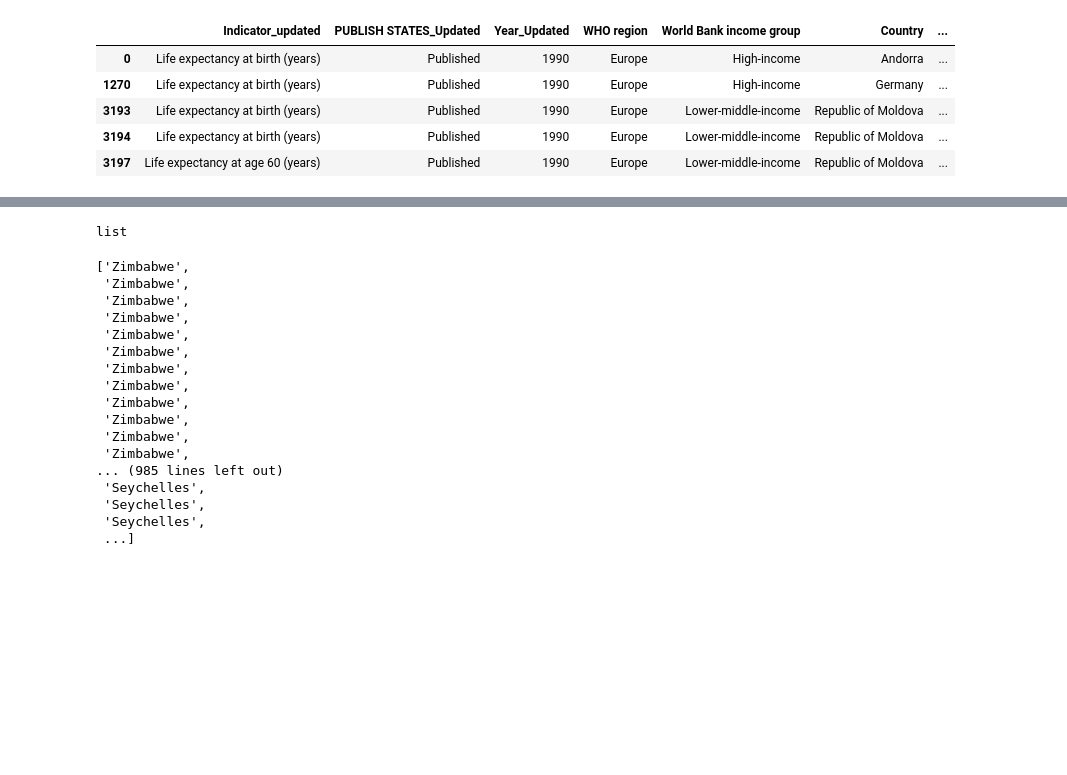
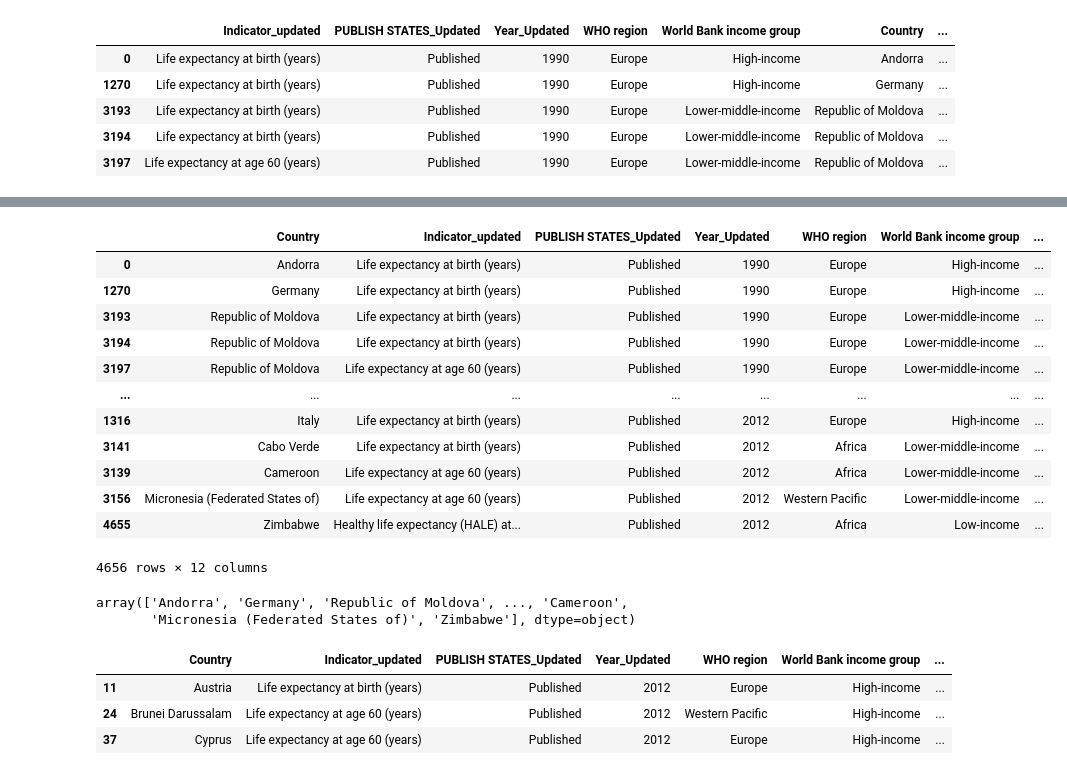
Before and after one commit to tedlasuresh/ML, a Jupyter notebook: Pandas/Pandas_Practice/Pandas_Practice.ipynb, the cells around one changed output, grey strips where cells are left out. Cells and saved outputs as stored; diff of their text form; code cells hidden in the pictures; blank space fills up the shorter version.

```diff
--- a/Pandas/Pandas_Practice/Pandas_Practice.ipynb
+++ b/Pandas/Pandas_Practice/Pandas_Practice.ipynb
@@ -799,24 +799,32 @@ array = list(df['Country'])
-# %%
-type(array)
-# %% [output]
-list
-# %%
-array[::-1]
-# %% [output]
-['Zimbabwe',
- 'Zimbabwe',
- 'Zimbabwe',
- 'Zimbabwe',
- 'Zimbabwe',
- 'Zimbabwe',
- 'Zimbabwe',
- 'Zimbabwe',
- 'Zimbabwe',
- 'Zimbabwe',
- 'Zimbabwe',
- 'Zimbabwe',
-... (985 lines left out)
- 'Seychelles',
- 'Seychelles',
- 'Seychelles',
- ...]
+# %%
+df
+# %% [output]
+|  | Country | Indicator_updated | PUBLISH STATES_Updated | Year_Updated | WHO region | World Bank income group | ... |
+| 0 | Andorra | Life expectancy at birth (years) | Published | 1990 | Europe | High-income | ... |
+| 1270 | Germany | Life expectancy at birth (years) | Published | 1990 | Europe | High-income | ... |
+| 3193 | Republic of Moldova | Life expectancy at birth (years) | Published | 1990 | Europe | Lower-middle-income | ... |
+| 3194 | Republic of Moldova | Life expectancy at birth (years) | Published | 1990 | Europe | Lower-middle-income | ... |
+| 3197 | Republic of Moldova | Life expectancy at age 60 (years) | Published | 1990 | Europe | Lower-middle-income | ... |
+| ... | ... | ... | ... | ... | ... | ... | ... |
+| 1316 | Italy | Life expectancy at birth (years) | Published | 2012 | Europe | High-income | ... |
+| 3141 | Cabo Verde | Life expectancy at birth (years) | Published | 2012 | Africa | Lower-middle-income | ... |
+| 3139 | Cameroon | Life expectancy at age 60 (years) | Published | 2012 | Africa | Lower-middle-income | ... |
+| 3156 | Micronesia (Federated States of) | Life expectancy at age 60 (years) | Published | 2012 | Western Pacific | Lower-middle-income | ... |
+| 4655 | Zimbabwe | Healthy life expectancy (HALE) at... | Published | 2012 | Africa | Low-income | ... |
+4656 rows × 12 columns
+# %%
+# 9. Get the column array using a variable
+
+result = df['Country'].to_numpy()
+result
+# %% [output]
+array(['Andorra', 'Germany', 'Republic of Moldova', ..., 'Cameroon',
+       'Micronesia (Federated States of)', 'Zimbabwe'], dtype=object)
+# %%
+# 10.Get the subset rows 11, 24, 37
+df.loc[[11,24,37]]
+# %% [output]
+|  | Country | Indicator_updated | PUBLISH STATES_Updated | Year_Updated | WHO region | World Bank income group | ... |
+| 11 | Austria | Life expectancy at birth (years) | Published | 2012 | Europe | High-income | ... |
+| 24 | Brunei Darussalam | Life expectancy at age 60 (years) | Published | 2012 | Western Pacific | High-income | ... |
+| 37 | Cyprus | Life expectancy at age 60 (years) | Published | 2012 | Europe | High-income | ... |
```
Also changed, not shown: parts of 38 cells of this notebook, 1 other file.
